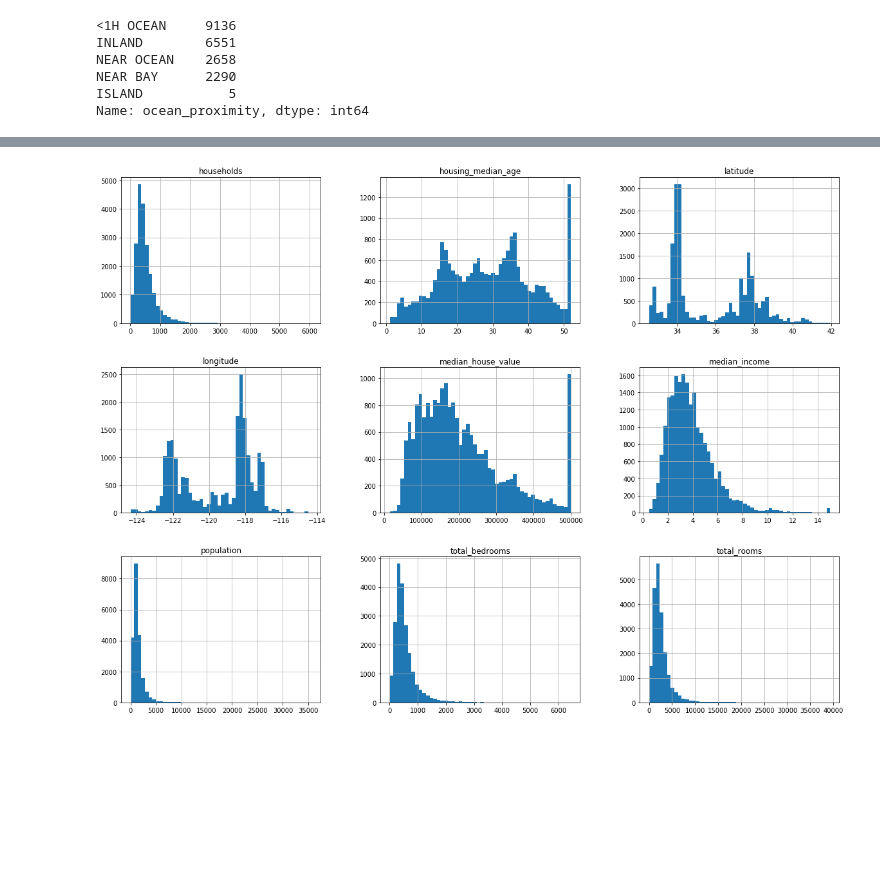
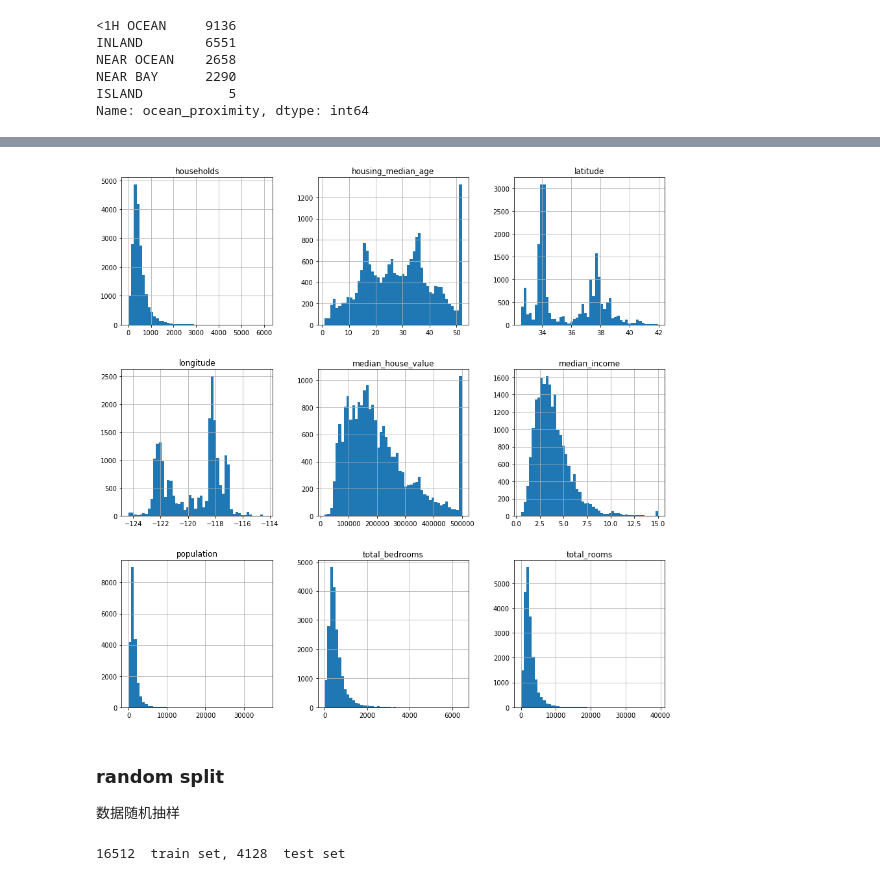
Before and after one commit to yixiaoyang/SmallData, a Jupyter notebook: Housing/Housing.ipynb, the cells around one changed output, grey strips where cells are left out. Drawn from its saved outputs; the diff is of its cells as text; code cells hidden in the pictures; blank space fills up the shorter version.

```diff
--- a/Housing/Housing.ipynb
+++ b/Housing/Housing.ipynb
@@ -80,8 +99,11 @@ housing.describe()
 # %%
 %matplotlib inline
 import matplotlib.pyplot as plt
 
-housing.hist(bins=50, figsize=(20,15))
+housing.hist(bins=50, figsize=(15,15))
 plt.show()
 # %% [output]
-[figure, old version]
+[figure, new version]
+# %% [markdown]
+### random split
+数据随机抽样
@@ -87,0 +118,5 @@ plt.show()
+# %%
+train_set, test_set = split_train_test(housing, 0.2)
+print(len(train_set)," train set,", len(test_set)," test set")
+# %% [output]
+16512  train set, 4128  test set
```
Also changed, not shown: parts of 34 cells of this notebook, 1 other file.
